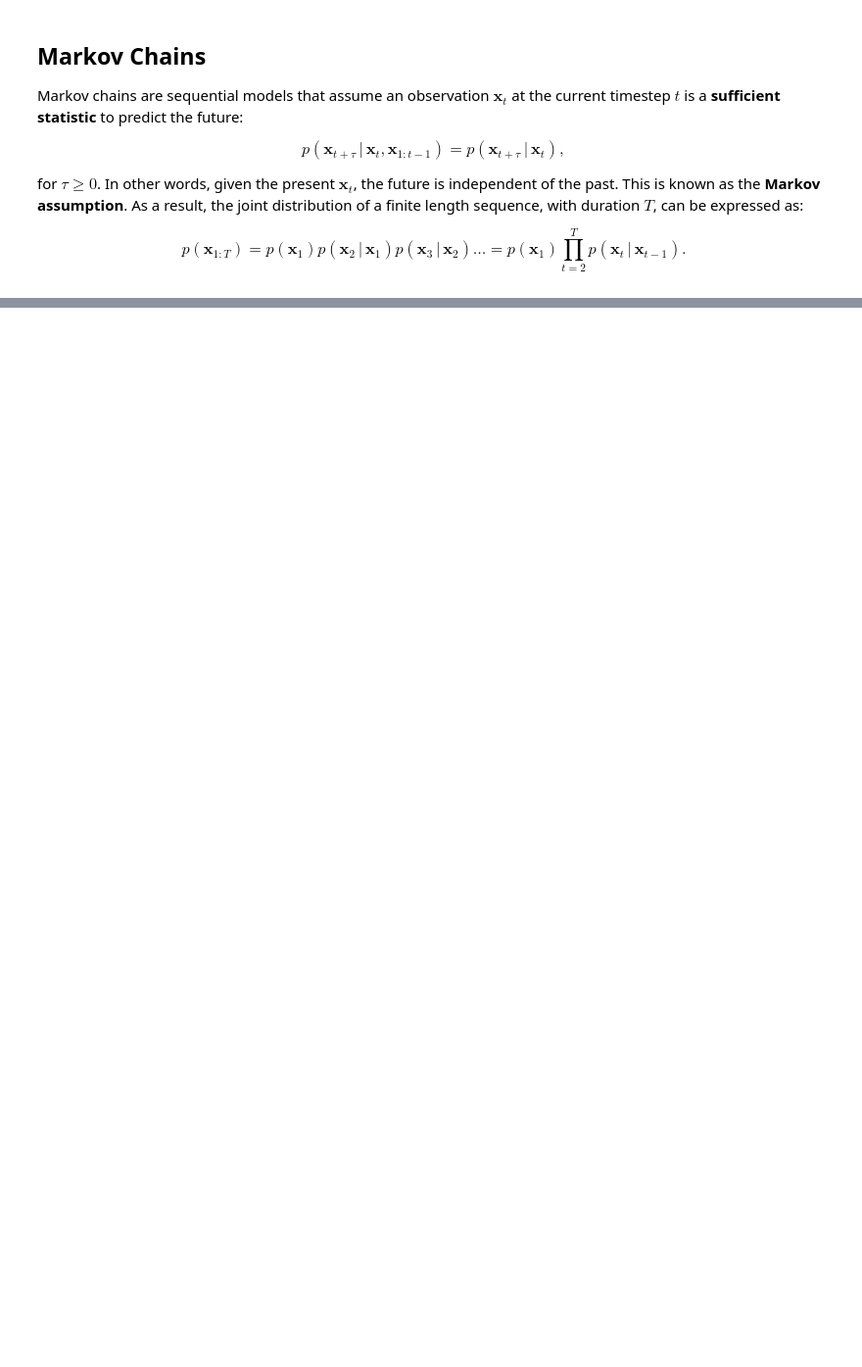
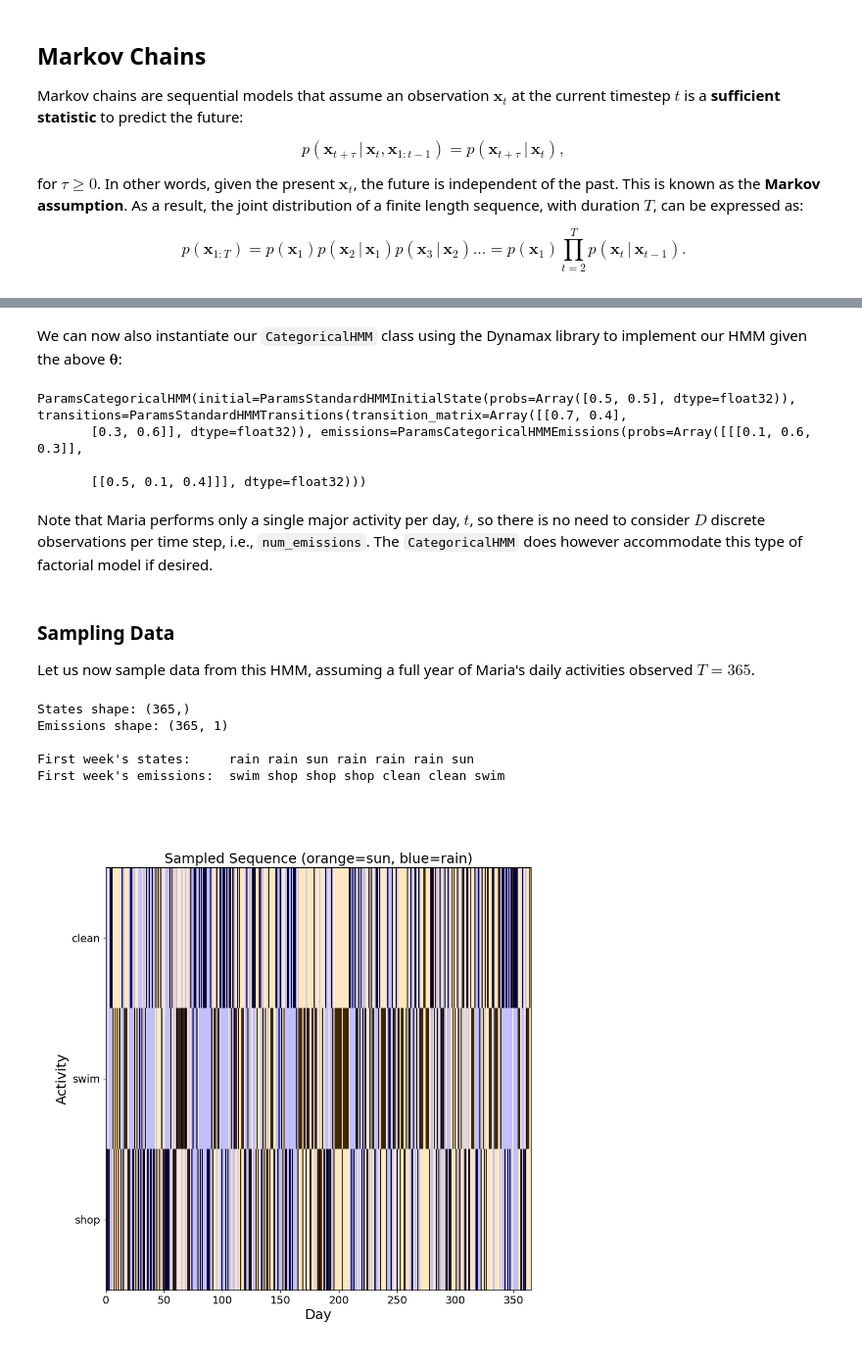
Before and after one commit to mazrk7/machine_learning_resources, a Jupyter notebook: notebooks/dynamic_bayes_nets/hmm.ipynb, the cells around one changed output, grey strips where cells are left out. Shown: that part at 98% size. Cells and saved outputs as stored; diff of their text form; code cells hidden in the pictures; blank space fills up the shorter version.

```diff
--- a/notebooks/dynamic_bayes_nets/hmm.ipynb
+++ b/notebooks/dynamic_bayes_nets/hmm.ipynb
@@ -9,13 +9,15 @@ Let's first import the necessary modules:
 %matplotlib widget
 
 import matplotlib.pyplot as plt # For general plotting
+import matplotlib.colors
+# Color for 0 and 1
+state_cmap = matplotlib.colors.ListedColormap(['orange', 'blue'])
 
-import pandas as pd
+import numpy as np
 
 # GPU suitable form of NumPy, also works on the CPU
 from jax import numpy as jnp
 from jax import random as jr
-from jax import vmap
 
 # JAX library for SSMs
 from dynamax.hidden_markov_model import CategoricalHMM
@@ -110,0 +160,66 @@ where $\boldsymbol{\mu}_j \in \mathbb{R}^{N_x}$ and $\boldsymbol{\Sigma}_j \in \
+# %% [markdown]
+We can now also instantiate our `CategoricalHMM` class using the Dynamax library to implement our HMM given the above $\boldsymbol{\theta}$:
+# %%
+num_states = 2      # two weather conditions
+num_emissions = 1   # only one activity is observed per timestep/day
+num_classes = 3     # each day can have one of three activities performed
+
+# Construct the HMM
+hmm = CategoricalHMM(num_states, num_emissions, num_classes)
+
+# Initialize the parameters struct with known values
+params, _ = hmm.initialize(initial_probs=initial_probs,
+                           transition_matrix=transition_matrix,
+                           # Reshaped to accommodate a factorial model with D number of emissions
+                           emission_probs=emission_probs.reshape(num_states, num_emissions, num_classes))
+print(params)
+# %% [output]
+ParamsCategoricalHMM(initial=ParamsStandardHMMInitialState(probs=Array([0.5, 0.5], dtype=float32)), transitions=ParamsStandardHMMTransitions(transition_matrix=Array([[0.7, 0.4],
+       [0.3, 0.6]], dtype=float32)), emissions=ParamsCategoricalHMMEmissions(probs=Array([[[0.1, 0.6, 0.3]],
+
+       [[0.5, 0.1, 0.4]]], dtype=float32)))
+# %% [markdown]
+Note that Maria performs only a single major activity per day, $t$, so there is no need to consider $D$ discrete observations per time step, i.e., `num_emissions`. The `CategoricalHMM` does however accommodate this type of factorial model if desired.
+# %% [markdown]
+### Sampling Data
+
+Let us now sample data from this HMM, assuming a full year of Maria's daily activities observed $T=365$.
+# %%
+T = 365
+z, x = hmm.sample(params, key, T)
+
+print(f"States shape: {z.shape}")
+# The last dimension of 1 here relates to the num_emissions parameter
+print(f"Emissions shape: {x.shape}")
+print("")
+print("First week's states:    ", *map(state_id_name_dict.get, np.array(z[:7])))
+print("First week's emissions: ", *map(observation_id_name_dict.get,  np.array(x[:7, 0])))
+
+def plot_sequence(states, emissions):
+    # Convert to one-hot to plot as an image (N_x, T)
+    one_hot_emissions = np.squeeze(np.eye(num_classes)[emissions.reshape(-1)])
+
+    fig = plt.figure(figsize=(10, 10))
+    # Activities are color-coded gray when observed on a given day
+    # Transpose to have x-axis for days and y-axis for emission index
+    plt.imshow(one_hot_emissions.T, aspect='auto', interpolation='none', cmap='Greys')
+
+    # For the states image, we need an extra dimension to treat the 1D sequence as a 2D matrix
+    # extent controls the space in the image that is filled
+    plt.imshow(states[None, :], extent=(0, T, num_classes-.5, -.5),
+               interpolation='none', aspect='auto', cmap=state_cmap, alpha=0.25)
+
+    plt.xlabel("Day")
+    plt.ylabel("Activity")
+    plt.yticks(jnp.arange(num_classes), [observation_id_name_dict[i] for i in (np.arange(num_classes))])
+    plt.title("Sampled Sequence (orange=sun, blue=rain)")
+    plt.show()
+
+plot_sequence(z, x)
+# %% [output]
+States shape: (365,)
+Emissions shape: (365, 1)
+
+First week's states:     rain rain sun rain rain rain sun
+First week's emissions:  swim shop shop shop clean clean swim
+[figure, added]
```
Also changed, not shown: parts of 10 cells of this notebook, 2 other files.
